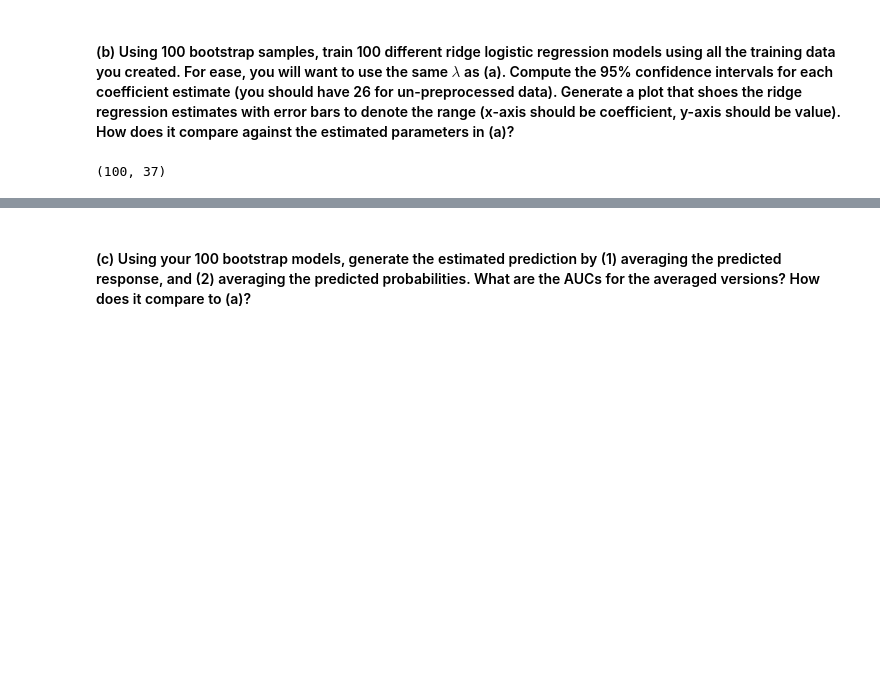
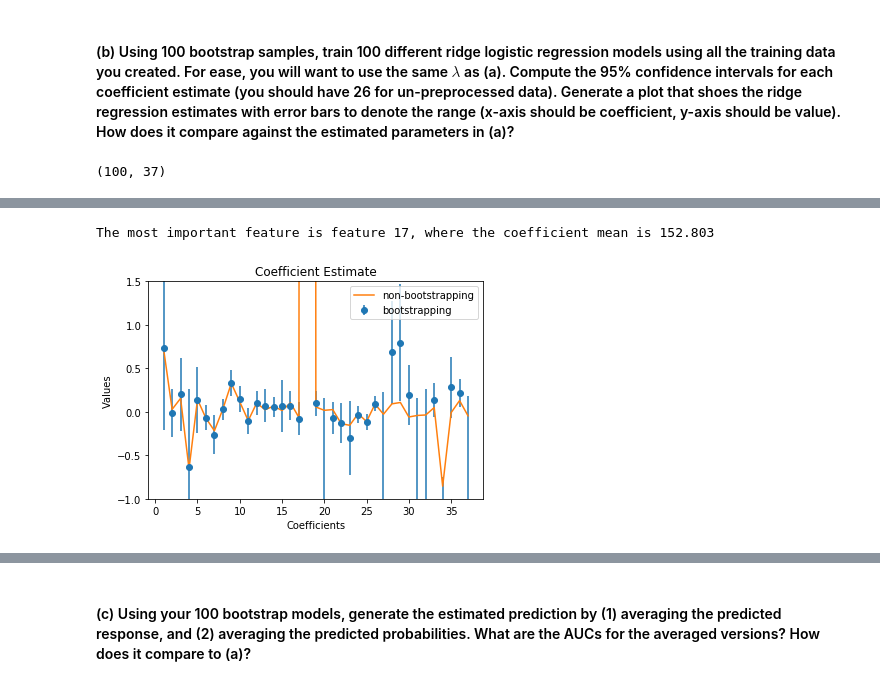
Before and after one commit to Leon-624/ML_HW, a Jupyter notebook: ML_HW3/ML_HW3_Trees.ipynb, the cells around one changed output, grey strips where cells are left out. Drawn from its saved outputs; the diff is of its cells as text; code cells hidden in the pictures; blank space fills up the shorter version.

```diff
--- a/ML_HW3/ML_HW3_Trees.ipynb
+++ b/ML_HW3/ML_HW3_Trees.ipynb
@@ -563,0 +634,25 @@ conf_itv = coef_percentile.T
+# %%
+# Get coefficient mean and analyze the most important faeture
+coef_mean = np.mean(coef_percentile, axis = 0)
+idx_ipt = np.argwhere(coef_mean > 10)[0][0]
+print('The most important feature is feature %d, where the coefficient mean is %.3f' %
+      (idx_ipt, coef_mean[idx_ipt]))
+# %% [output]
+The most important feature is feature 17, where the coefficient mean is 152.803
+# %%
+# plot the coefficient estimates with range
+yerr = np.vstack((coef_mean - coef_percentile[0,:], coef_percentile[1,:] - coef_mean))
+
+ax = plt.gca()
+handle_bstr = ax.errorbar(np.linspace(1, coef_mean.size, coef_mean.size),
+                          coef_mean, yerr=yerr, fmt='o', label='bootstrapping')
+handle_nonbstr = ax.plot(np.linspace(1, coef_mean.size, coef_mean.size),
+                         lgr.coef_.reshape(-1), label='non-bootstrapping')
+plt.ylim([-1, 1.5])
+plt.xlabel('Coefficients')
+plt.ylabel('Values')
+plt.title('Coefficient Estimate')
+plt.legend()
+plt.show()
+# %% [output]
+[figure, added]
```
Also changed, not shown: parts of 19 cells of this notebook, 1 other file.
